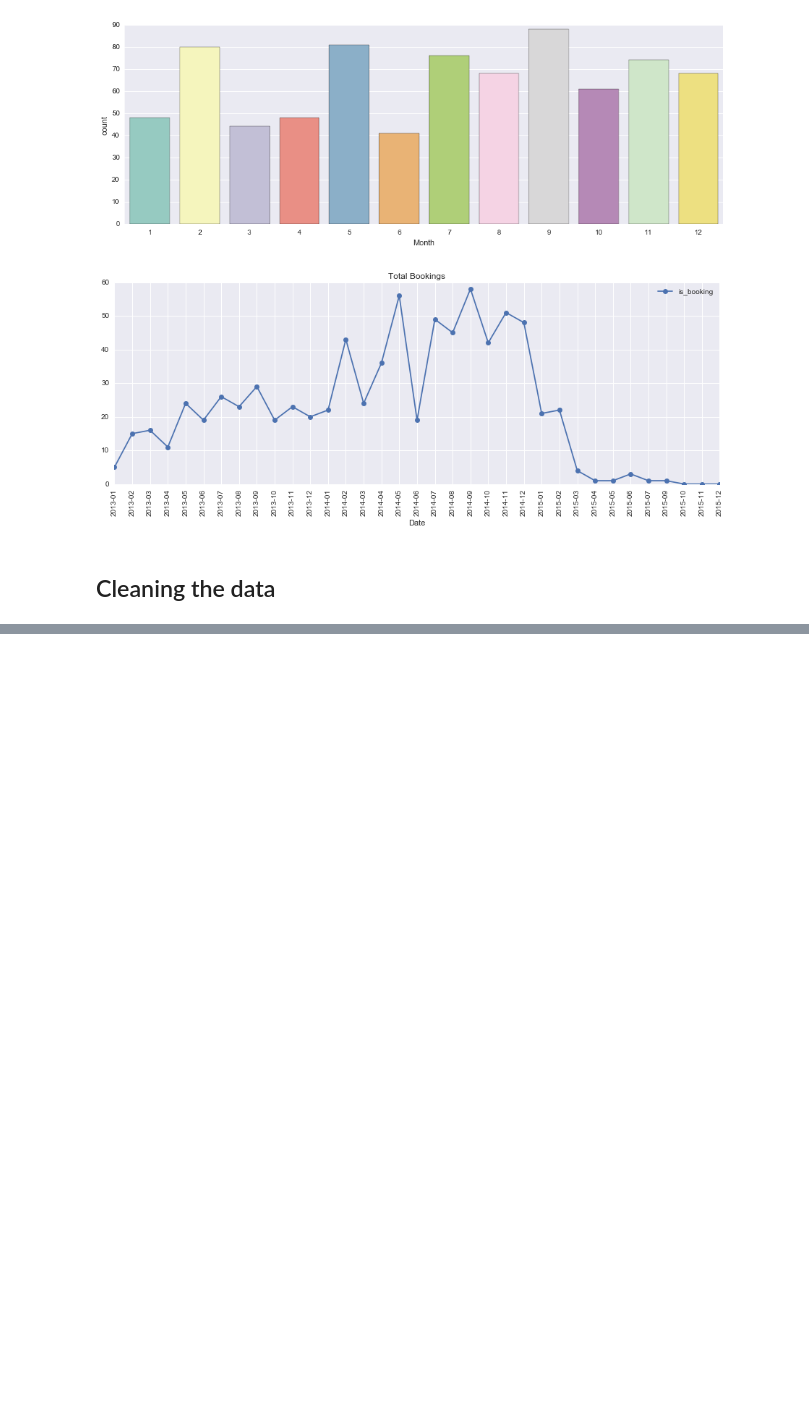
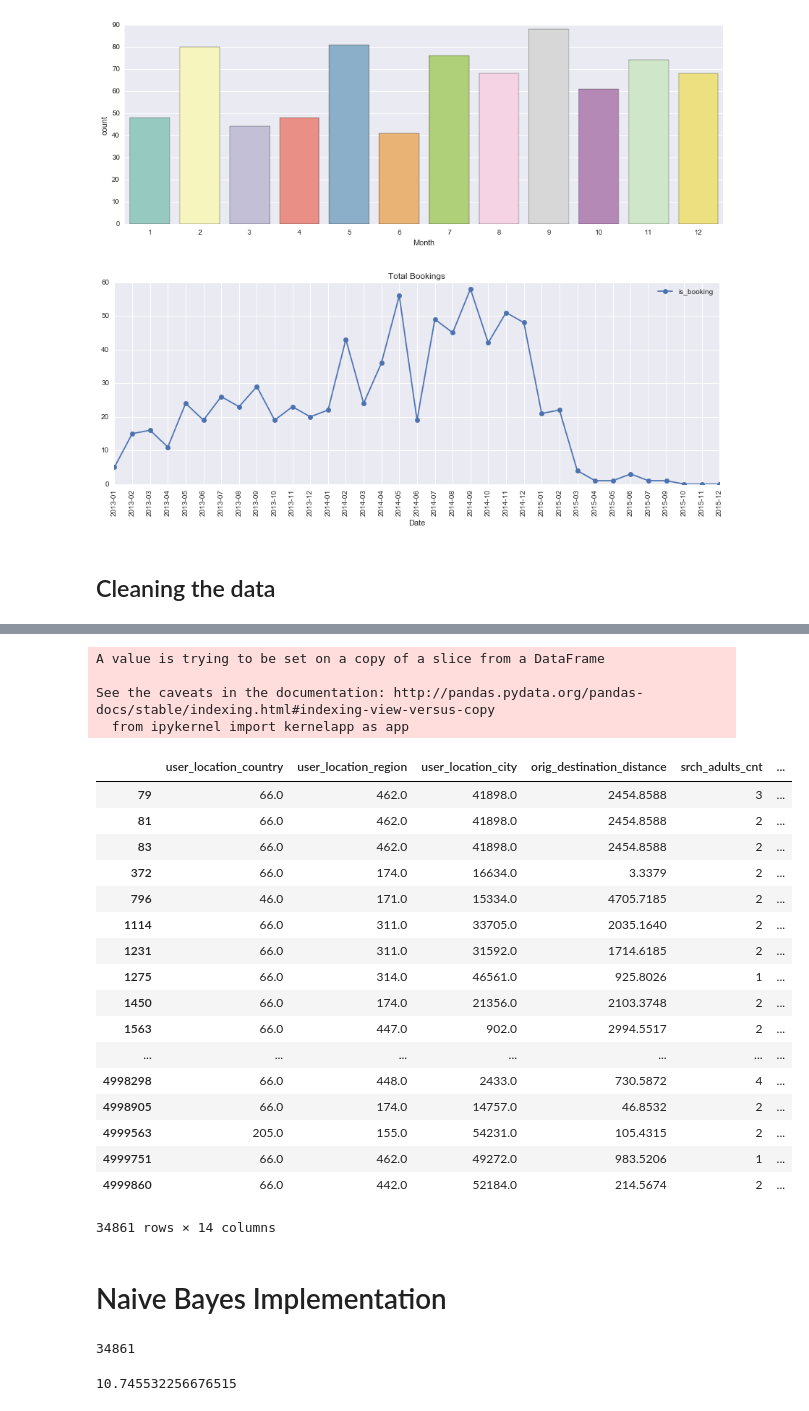
Before and after one commit to abhisheknigam/Expedia-Hotel-Recommendation, a Jupyter notebook: Data Visualization for Expedia.ipynb, the cells around one changed output, grey strips where cells are left out. Saved outputs shown, nothing was run; the diff lists cells and outputs as text; code cells hidden in the pictures; blank space fills up the shorter version.

```diff
--- a/Data Visualization for Expedia.ipynb
+++ b/Data Visualization for Expedia.ipynb
@@ -229,0 +266,2 @@ train = df0.query('is_booking==True & year==2014')
+# %%
+test1['year']=test1['date_time'].dt.year
@@ -229,0 +274,11 @@ train = df0.query('is_booking==True & year==2014')
+# %%
+test1['srch_ci']=pd.to_datetime(test1['srch_ci'],infer_datetime_format = True,errors='coerce')
+test1['srch_co']=pd.to_datetime(test1['srch_co'],infer_datetime_format = True,errors='coerce')
+
+test1['month']=test1['date_time'].dt.month
+test1['plan_time'] = ((test1['srch_ci']-test1['date_time'])/np.timedelta64(1,'D')).astype(float)
+test1['hotel_nights']=((test1['srch_co']-test1['srch_ci'])/np.timedelta64(1,'D')).astype(float)
+
+n=test1.orig_destination_distance.mean()
+test1['orig_destination_distance']=test1.orig_destination_distance.fillna(m)
+test1.fillna(-1,inplace=True)
@@ -229,0 +303,8 @@ train = df0.query('is_booking==True & year==2014')
+# %%
+lst_drop=['date_time','srch_ci','srch_co']
+test1.drop(lst_drop,axis=1, inplace=True)
+# %% [output]
+A value is trying to be set on a copy of a slice from a DataFrame
+
+See the caveats in the documentation: http://pandas.pydata.org/pandas-docs/stable/indexing.html#indexing-view-versus-copy
+  from ipykernel import kernelapp as app
@@ -248,2 +333,25 @@ X=train.drop(['hotel_cluster','is_booking','year'],axis=1)
 # %%
 del train
+# %%
+test1
+# %% [output]
+|  | user_location_country | user_location_region | user_location_city | orig_destination_distance | srch_adults_cnt | ... |
+| 79 | 66.0 | 462.0 | 41898.0 | 2454.8588 | 3 | ... |
+| 81 | 66.0 | 462.0 | 41898.0 | 2454.8588 | 2 | ... |
+| 83 | 66.0 | 462.0 | 41898.0 | 2454.8588 | 2 | ... |
+| 372 | 66.0 | 174.0 | 16634.0 | 3.3379 | 2 | ... |
+| 796 | 46.0 | 171.0 | 15334.0 | 4705.7185 | 2 | ... |
+| 1114 | 66.0 | 311.0 | 33705.0 | 2035.1640 | 2 | ... |
+| 1231 | 66.0 | 311.0 | 31592.0 | 1714.6185 | 2 | ... |
+| 1275 | 66.0 | 314.0 | 46561.0 | 925.8026 | 1 | ... |
+| 1450 | 66.0 | 174.0 | 21356.0 | 2103.3748 | 2 | ... |
+| 1563 | 66.0 | 447.0 | 902.0 | 2994.5517 | 2 | ... |
+| ... | ... | ... | ... | ... | ... | ... |
+| 4998298 | 66.0 | 448.0 | 2433.0 | 730.5872 | 4 | ... |
+| 4998905 | 66.0 | 174.0 | 14757.0 | 46.8532 | 2 | ... |
+| 4999563 | 205.0 | 155.0 | 54231.0 | 105.4315 | 2 | ... |
+| 4999751 | 66.0 | 462.0 | 49272.0 | 983.5206 | 1 | ... |
+| 4999860 | 66.0 | 442.0 | 52184.0 | 214.5674 | 2 | ... |
+34861 rows × 14 columns
+# %% [markdown]
+# Naive Bayes Implementation
@@ -249,0 +447,4 @@ del train
+# %%
+len(testSet)
+# %% [output]
+34861
@@ -249,0 +453,4 @@ del train
+# %%
+accuracy
+# %% [output]
+10.745532256676515
```
Also changed, not shown: parts of 47 cells of this notebook.
